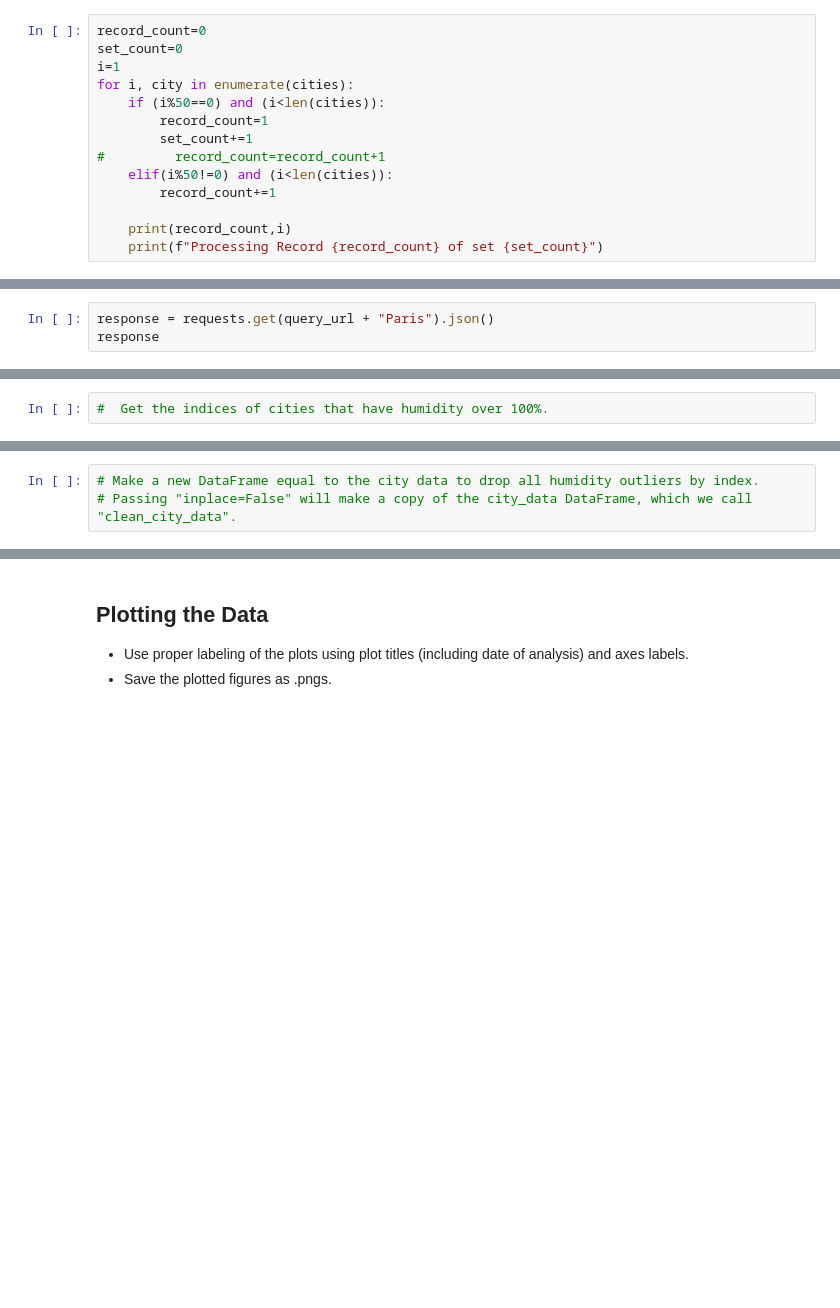
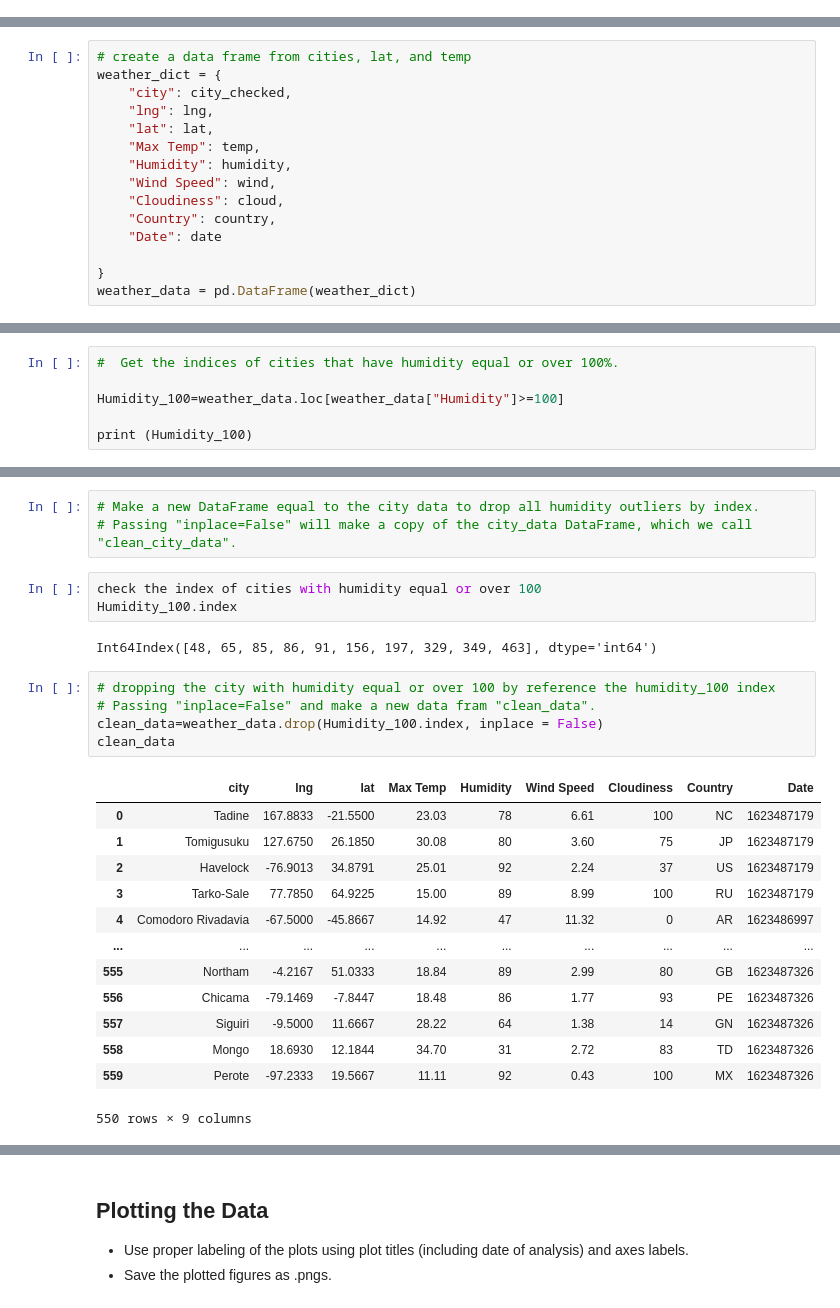
Before and after one commit to RZHANG2021/python-api-challenge, a Jupyter notebook: starter_code/WeatherPy.ipynb, the cells around one changed output, grey strips where cells are left out. Drawn from its saved outputs; the diff is of its cells as text; blank space fills up the shorter version.

```diff
--- a/starter_code/WeatherPy.ipynb
+++ b/starter_code/WeatherPy.ipynb
@@ -54,14 +51,0 @@ print (cities)
-# %%
-record_count=0
-set_count=0
-i=1
-for i, city in enumerate(cities):
-    if (i%50==0) and (i<len(cities)):
-        record_count=1
-        set_count+=1
-#         record_count=record_count+1
-    elif(i%50!=0) and (i<len(cities)):
-        record_count+=1
-
-    print(record_count,i)
-    print(f"Processing Record {record_count} of set {set_count}")
@@ -94,6 +60,3 @@ units = "metric"
 
 # Build partial query URL
 query_url = f"{url}appid={weather_api_key}&units={units}&q="
-# %%
-response = requests.get(query_url + "Paris").json()
-response
@@ -161,3 +121,18 @@ SyntaxError: invalid syntax (<ipython-input-30-e1459efbd8cf>, line 18)
 ### Convert Raw Data to DataFrame
 * Export the city data into a .csv.
 * Display the DataFrame
+# %%
+# create a data frame from cities, lat, and temp
+weather_dict = {
+    "city": city_checked,
+    "lng": lng,
+    "lat": lat,
+    "Max Temp": temp,
+    "Humidity": humidity,
+    "Wind Speed": wind,
+    "Cloudiness": cloud,
+    "Country": country,
+    "Date": date
+
+}
+weather_data = pd.DataFrame(weather_dict)
@@ -168,2 +185,6 @@ Skip this step if there are no cities that have humidity > 100%.
 # %%
-#  Get the indices of cities that have humidity over 100%.
+#  Get the indices of cities that have humidity equal or over 100%.
+
+Humidity_100=weather_data.loc[weather_data["Humidity"]>=100]
+
+print (Humidity_100)
@@ -170,3 +209,27 @@ Skip this step if there are no cities that have humidity > 100%.
 # %%
 # Make a new DataFrame equal to the city data to drop all humidity outliers by index.
 # Passing "inplace=False" will make a copy of the city_data DataFrame, which we call "clean_city_data".
+# %%
+check the index of cities with humidity equal or over 100
+Humidity_100.index
+# %% [output]
+Int64Index([48, 65, 85, 86, 91, 156, 197, 329, 349, 463], dtype='int64')
+# %%
+# dropping the city with humidity equal or over 100 by reference the humidity_100 index
+# Passing "inplace=False" and make a new data fram "clean_data".
+clean_data=weather_data.drop(Humidity_100.index, inplace = False)
+clean_data
+# %% [output]
+|  | city | lng | lat | Max Temp | Humidity | Wind Speed | Cloudiness | Country | Date |
+| 0 | Tadine | 167.8833 | -21.5500 | 23.03 | 78 | 6.61 | 100 | NC | 1623487179 |
+| 1 | Tomigusuku | 127.6750 | 26.1850 | 30.08 | 80 | 3.60 | 75 | JP | 1623487179 |
+| 2 | Havelock | -76.9013 | 34.8791 | 25.01 | 92 | 2.24 | 37 | US | 1623487179 |
+| 3 | Tarko-Sale | 77.7850 | 64.9225 | 15.00 | 89 | 8.99 | 100 | RU | 1623487179 |
+| 4 | Comodoro Rivadavia | -67.5000 | -45.8667 | 14.92 | 47 | 11.32 | 0 | AR | 1623486997 |
+| ... | ... | ... | ... | ... | ... | ... | ... | ... | ... |
+| 555 | Northam | -4.2167 | 51.0333 | 18.84 | 89 | 2.99 | 80 | GB | 1623487326 |
+| 556 | Chicama | -79.1469 | -7.8447 | 18.48 | 86 | 1.77 | 93 | PE | 1623487326 |
+| 557 | Siguiri | -9.5000 | 11.6667 | 28.22 | 64 | 1.38 | 14 | GN | 1623487326 |
+| 558 | Mongo | 18.6930 | 12.1844 | 34.70 | 31 | 2.72 | 83 | TD | 1623487326 |
+| 559 | Perote | -97.2333 | 19.5667 | 11.11 | 92 | 0.43 | 100 | MX | 1623487326 |
+550 rows × 9 columns
```
Also changed, not shown: parts of 10 cells of this notebook, 1 other file.
